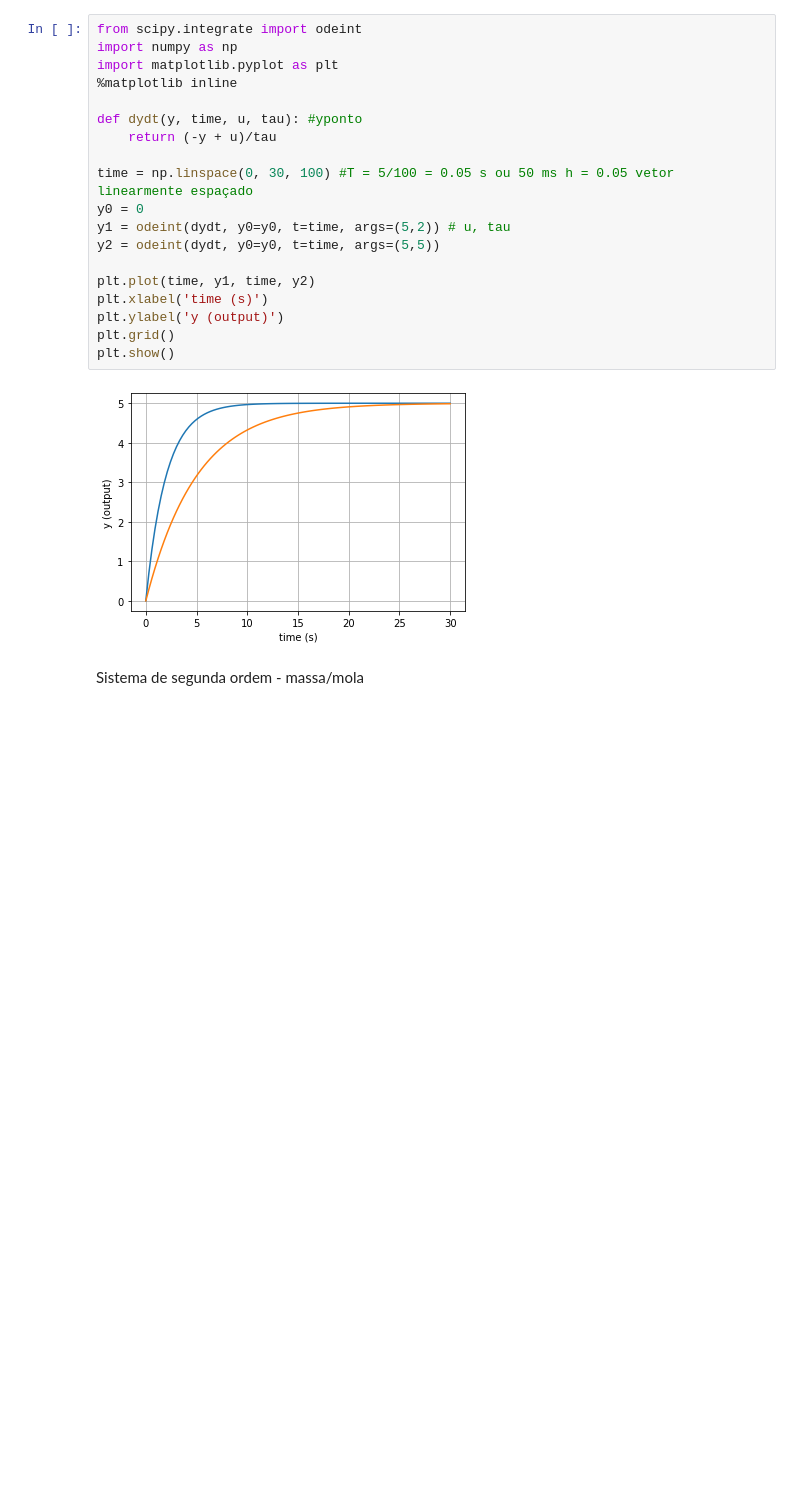
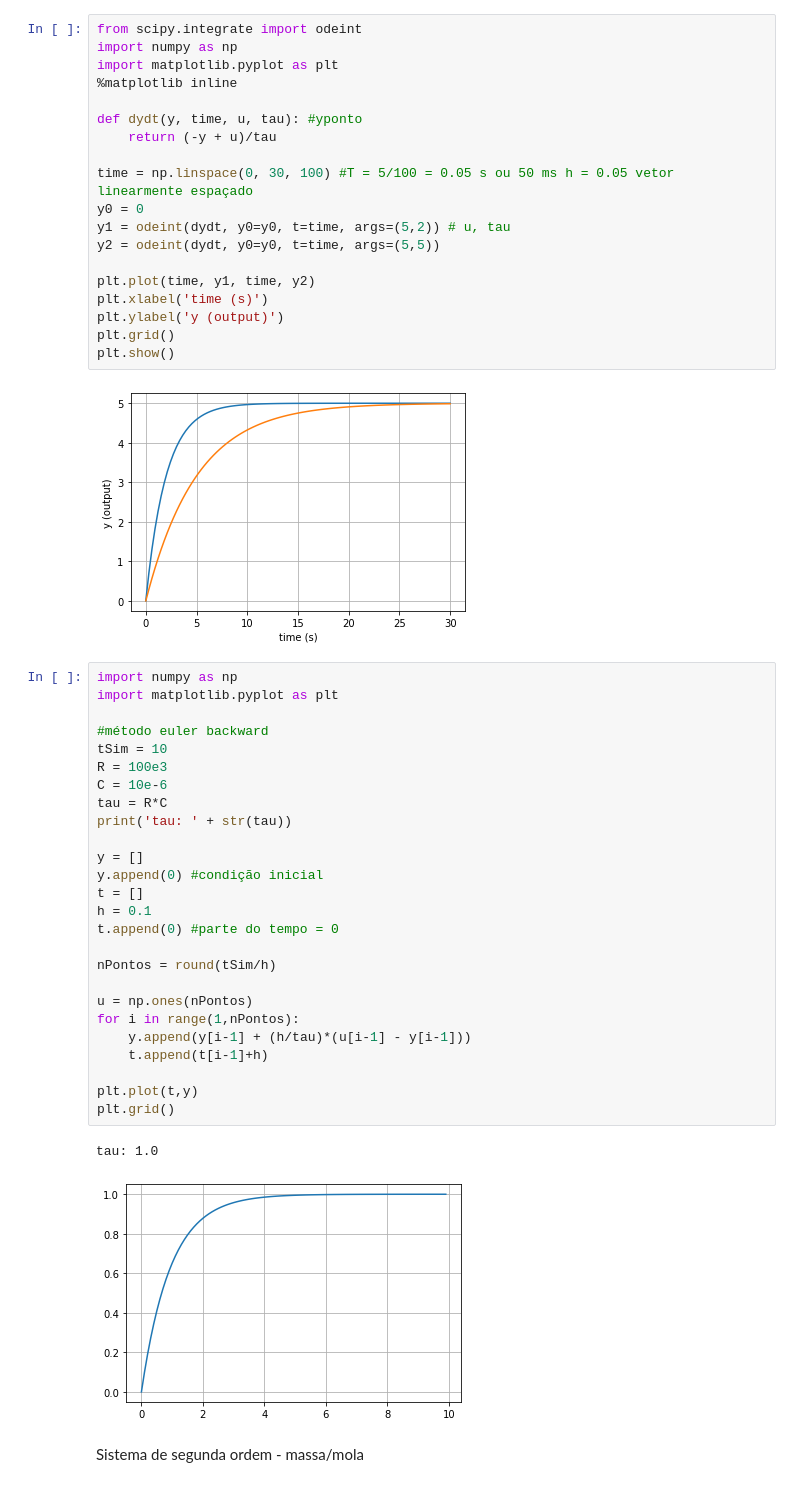
Before and after one commit to josenalde/embeddedsystems, a Jupyter notebook: src/simul1.ipynb, the cells around one changed output. Saved outputs shown, nothing was run; the diff lists cells and outputs as text; blank space fills up the shorter version.

Commit message:
add euler method

```diff
--- a/src/simul1.ipynb
+++ b/src/simul1.ipynb
@@ -22,6 +22,35 @@ plt.grid()
 plt.show()
 # %% [output]
 [figure]
+# %%
+import numpy as np
+import matplotlib.pyplot as plt
+
+#método euler backward
+tSim = 10
+R = 100e3
+C = 10e-6
+tau = R*C
+print('tau: ' + str(tau))
+
+y = []
+y.append(0) #condição inicial
+t = []
+h = 0.1
+t.append(0) #parte do tempo = 0
+
+nPontos = round(tSim/h)
+
+u = np.ones(nPontos)
+for i in range(1,nPontos):
+    y.append(y[i-1] + (h/tau)*(u[i-1] - y[i-1]))
+    t.append(t[i-1]+h)
+
+plt.plot(t,y)
+plt.grid()
+# %% [output]
+tau: 1.0
+[figure, added]
 # %% [markdown]
 Sistema de segunda ordem - massa/mola
 # %%
```
